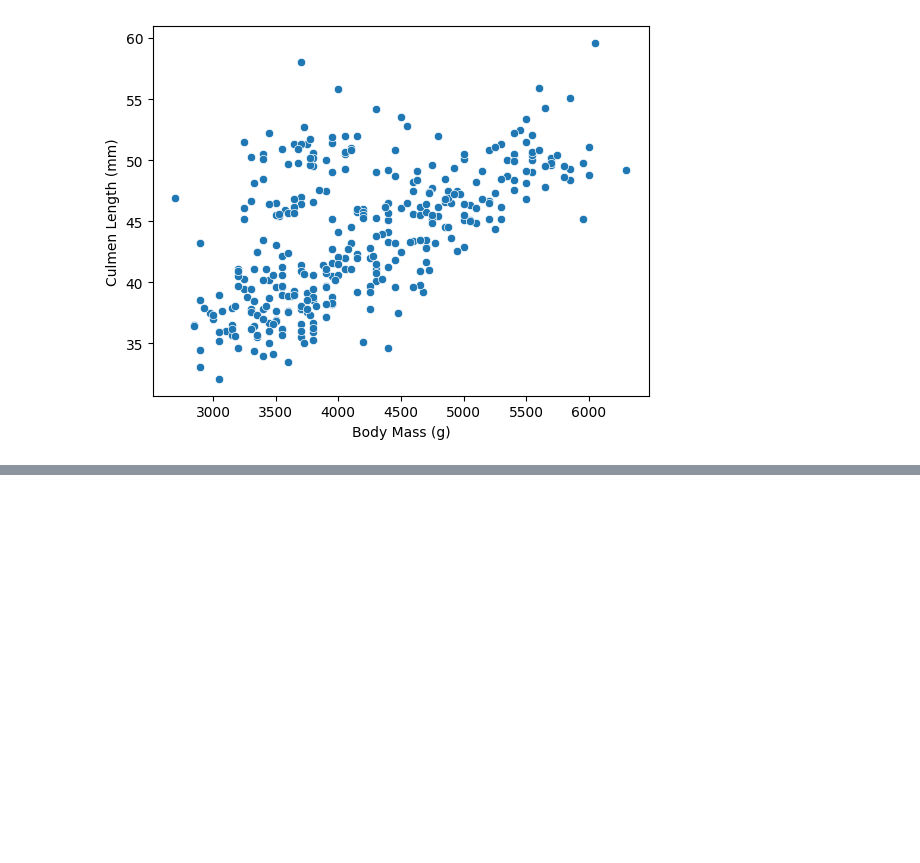
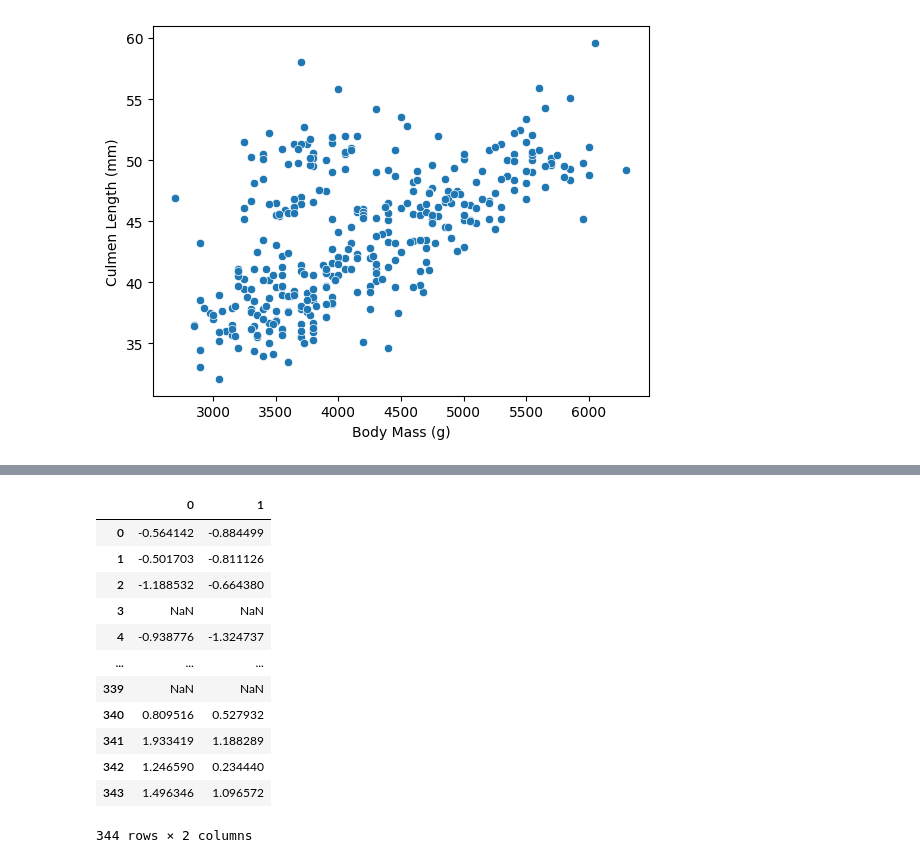
Before and after one commit to ingridsfd/preworks-data-science-ucamp, a Jupyter notebook: M2/Ingrid_M2S7_Preprocesado_de_datos.ipynb, the cells around one changed output, grey strips where cells are left out. Cells and saved outputs as stored; diff of their text form; code cells hidden in the pictures; blank space fills up the shorter version.

```diff
--- a/M2/Ingrid_M2S7_Preprocesado_de_datos.ipynb
+++ b/M2/Ingrid_M2S7_Preprocesado_de_datos.ipynb
@@ -672,0 +682,22 @@ ValueError: could not convert string to float: 'PAL0708'
+# %%
+#Aplicamos la clase
+escalar = StandardScaler()
+scale = escalar.fit_transform(nuevo_df)
+
+#Llamamos al escalado
+df_trans = pd.DataFrame(scale)
+df_trans
+# %% [output]
+|  | 0 | 1 |
+| 0 | -0.564142 | -0.884499 |
+| 1 | -0.501703 | -0.811126 |
+| 2 | -1.188532 | -0.664380 |
+| 3 | NaN | NaN |
+| 4 | -0.938776 | -1.324737 |
+| ... | ... | ... |
+| 339 | NaN | NaN |
+| 340 | 0.809516 | 0.527932 |
+| 341 | 1.933419 | 1.188289 |
+| 342 | 1.246590 | 0.234440 |
+| 343 | 1.496346 | 1.096572 |
+344 rows × 2 columns
```
Also changed, not shown: parts of 11 cells of this notebook, 2 other files.
